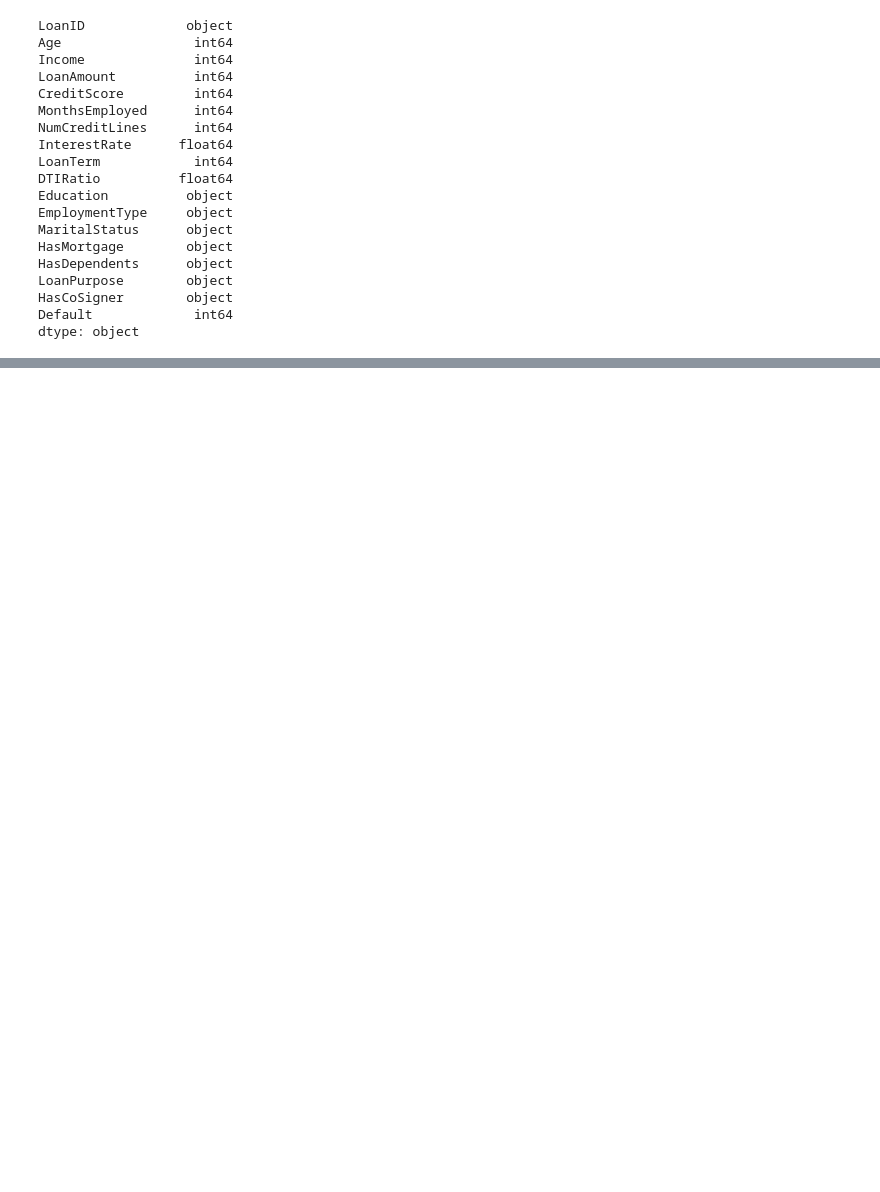
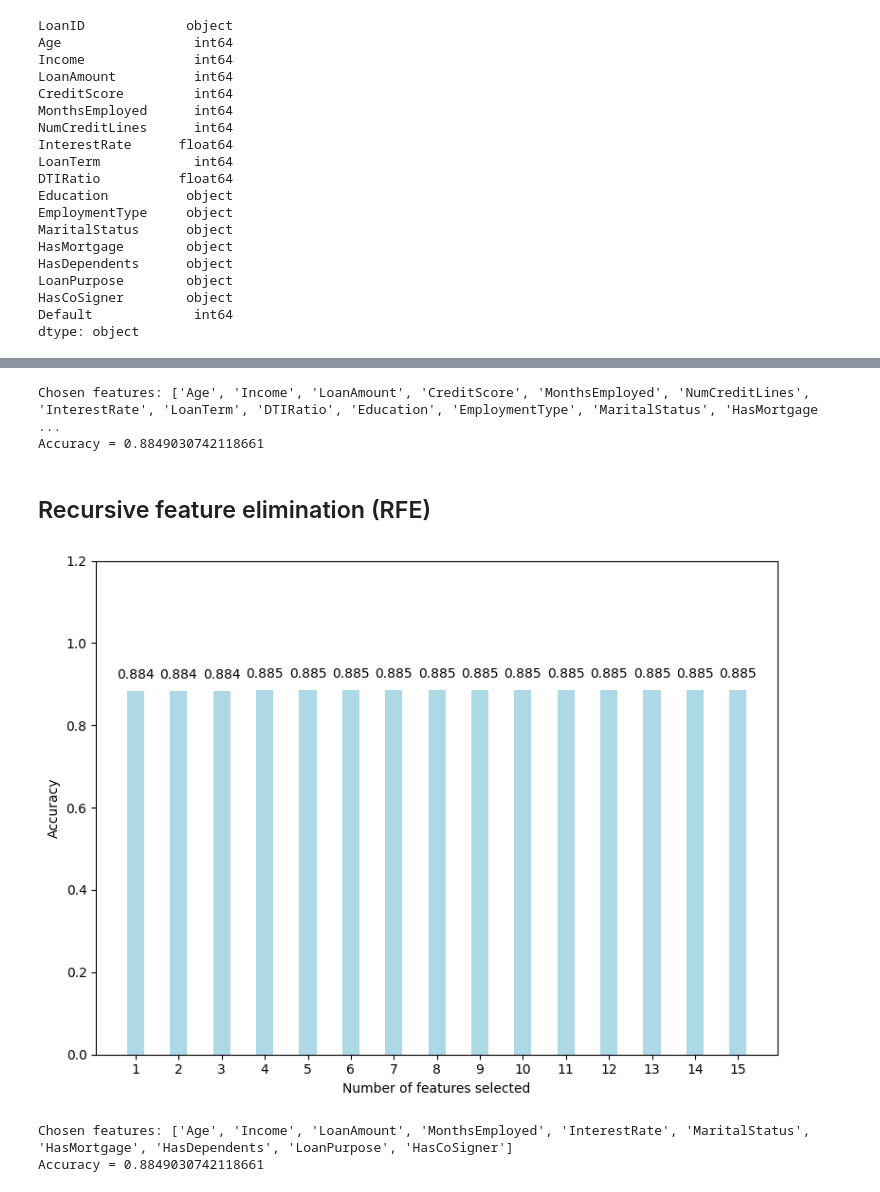
Before and after one commit to jwinn19464/DataSci-Project, a Jupyter notebook: proj_preprocessing.ipynb, the cells around one changed output, grey strips where cells are left out. Cells and saved outputs as stored; diff of their text form; code cells hidden in the pictures; blank space fills up the shorter version.

```diff
--- a/proj_preprocessing.ipynb
+++ b/proj_preprocessing.ipynb
@@ -272,0 +346,46 @@ df_encoded.to_csv('./preprocessed_data.csv')
+# %%
+# Model with the best number of features according to k_best_selector
+k_best_selector = SelectKBest(mutual_info_classif, k=16)
+k_best_selector.fit(X_train, y_train)
+sel_X_train = k_best_selector.transform(X_train)
+sel_X_test = k_best_selector.transform(X_test)
+
+run_model_and_report(model=model,selector=k_best_selector)
+# %% [output]
+Chosen features: ['Age', 'Income', 'LoanAmount', 'CreditScore', 'MonthsEmployed', 'NumCreditLines', 'InterestRate', 'LoanTerm', 'DTIRatio', 'Education', 'EmploymentType', 'MaritalStatus', 'HasMortgage ...
+Accuracy = 0.8849030742118661
+# %% [markdown]
+## Recursive feature elimination (RFE)
+# %%
+from sklearn.feature_selection import RFE
+
+rfe_accuracy_list = []
+
+# Use tqdm to track the progress of the loop
+for k in tqdm(range(1, n_features + 1), desc="RFE Progress"):
+    RFE_selector = RFE(estimator=model, n_features_to_select=k, step=1)
+    RFE_selector.fit(X_train, y_train)
+
+    sel_X_train = RFE_selector.transform(X_train)
+    sel_X_test = RFE_selector.transform(X_test)
+
+    model.fit(sel_X_train, y_train)
+    RFE_preds = model.predict(sel_X_test)
+
+    accuracy = model.score(sel_X_test, y_test)
+    rfe_accuracy_list.append(accuracy)
+# %%
+plot_accuracies(accuracies_list=rfe_accuracy_list[0:15])
+# %% [output]
+[figure, added]
+# %%
+# Model with the best number of features according to RFE_selector
+RFE_selector = RFE(estimator=model, n_features_to_select=10, step=1)
+RFE_selector.fit(X_train, y_train)
+sel_X_train = RFE_selector.transform(X_train)
+sel_X_test = RFE_selector.transform(X_test)
+
+run_model_and_report(model=model,selector=RFE_selector)
+# %% [output]
+Chosen features: ['Age', 'Income', 'LoanAmount', 'MonthsEmployed', 'InterestRate', 'MaritalStatus', 'HasMortgage', 'HasDependents', 'LoanPurpose', 'HasCoSigner']
+Accuracy = 0.8849030742118661
```
Also changed, not shown: parts of 19 cells of this notebook.
